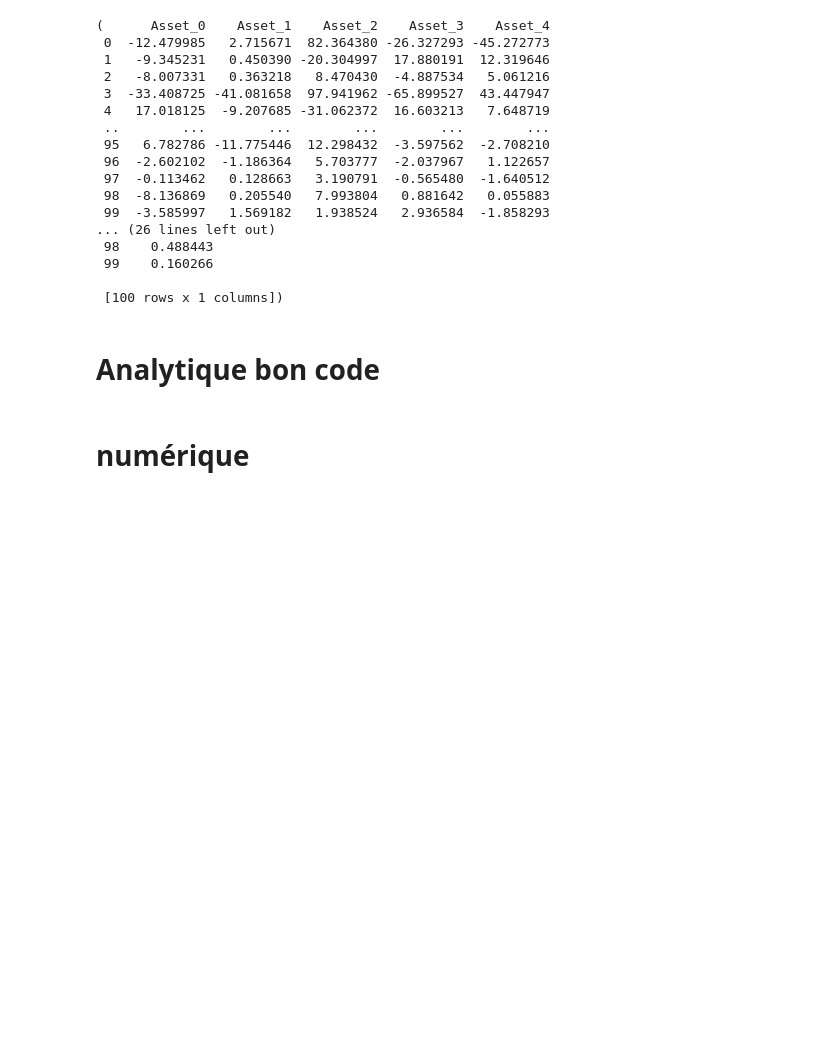
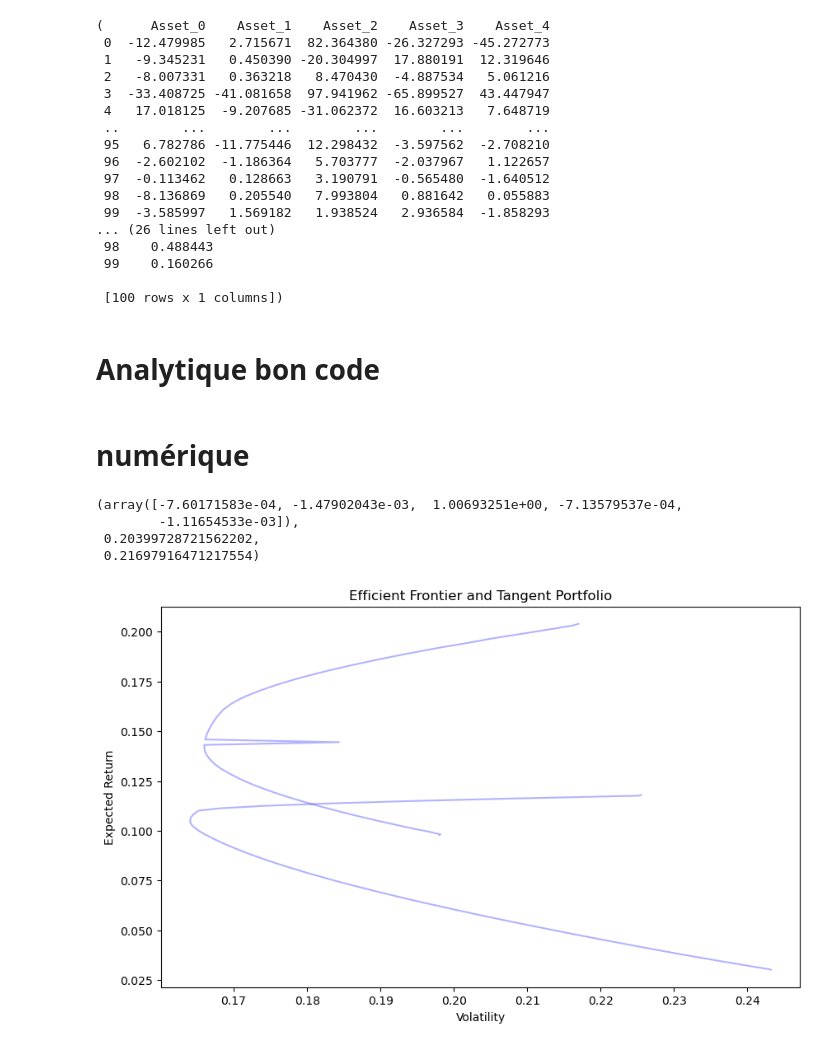
Before and after one commit to DominicPrenovost/TP1-PF-management, a Jupyter notebook: Bootstrap.ipynb, the cells around one changed output. Drawn from its saved outputs; the diff is of its cells as text; code cells hidden in the pictures; blank space fills up the shorter version.

```diff
--- a/Bootstrap.ipynb
+++ b/Bootstrap.ipynb
@@ -922,13 +917,8 @@ def bootstrap_A(ret, R_cible, rf, methode_moy, N_boot, cov_lw=True, include_CML=
 # %% [markdown]
 # numérique
 # %%
-import numpy as np
-import pandas as pd
-import warnings
-from scipy.optimize import minimize
-
 def bootstrap_N(ret, R_cible, rf, methode_moy, N_boot, cov_lw=True, include_CML=False):
-    warnings.filterwarnings("ignore")
+    #warnings.filterwarnings("ignore")
     num_bootstrap_samples = N_boot
     all_volatilities = []
     all_returns = []
@@ -944,13 +934,12 @@ def bootstrap_N(ret, R_cible, rf, methode_moy, N_boot, cov_lw=True, include_CML=
             sigma_boot = np.cov(sample, rowvar=False) * 12
         ones = np.ones(len(ret_moy))
 
-
-    # Fonction objectif : Négatif du ratio de Sharpe
-        def neg_sharpe_ratio(W, ret_moy, sigma_boot, rf):
-            ret_p = np.dot(ret_moy, W)
-            vol_p = np.sqrt(np.dot(W.T, np.dot(sigma_boot, W)))
-            neg_sharpe = -(ret_p - rf) / vol_p
-            return neg_sharpe
+        def negativeSR(w):
+            w = np.array(w)
+            R = np.sum(ret_moy * w)
+            V = np.sqrt(np.dot(w.T, np.dot(sigma_boot, w)))
+            SR = R/V
+            return -1*SR
 
         # Poids initiaux : répartition uniforme
         W = np.ones(len(ret_moy)) * (1.0 / len(ret_moy))
@@ -968,10 +957,11 @@ def bootstrap_N(ret, R_cible, rf, methode_moy, N_boot, cov_lw=True, include_CML=
             return optimal_weights.x
 
         # Appel de la fonction d'optimisation
-        optimal_weights = optimize(neg_sharpe_ratio, W, ret_moy, sigma_boot, rf)
+        optimal_weights = optimize(negativeSR, W, ret_moy, sigma_boot, rf)
 
         # Append the optimal weights to the list
         optimal_weights_list.append(optimal_weights)
+
 
         # Create a DataFrame from the list of optimal weights
         weights_df = pd.DataFrame(optimal_weights_list, columns=['Asset_{}'.format(i) for i in range(len(ret_moy))])
@@ -1030,0 +1356,8 @@ def bootstrap_N(ret, R_cible, rf, methode_moy, N_boot, cov_lw=True, include_CML=
+# %%
+bootstrap_N(rets_5, 0.1, 0.0044, 'moyenne', 2, cov_lw=False, include_CML=False)
+# %% [output]
+(array([-7.60171583e-04, -1.47902043e-03,  1.00693251e+00, -7.13579537e-04,
+        -1.11654533e-03]),
+ 0.20399728721562202,
+ 0.21697916471217554)
+[figure, added]
```
Also changed, not shown: parts of 7 cells of this notebook.
